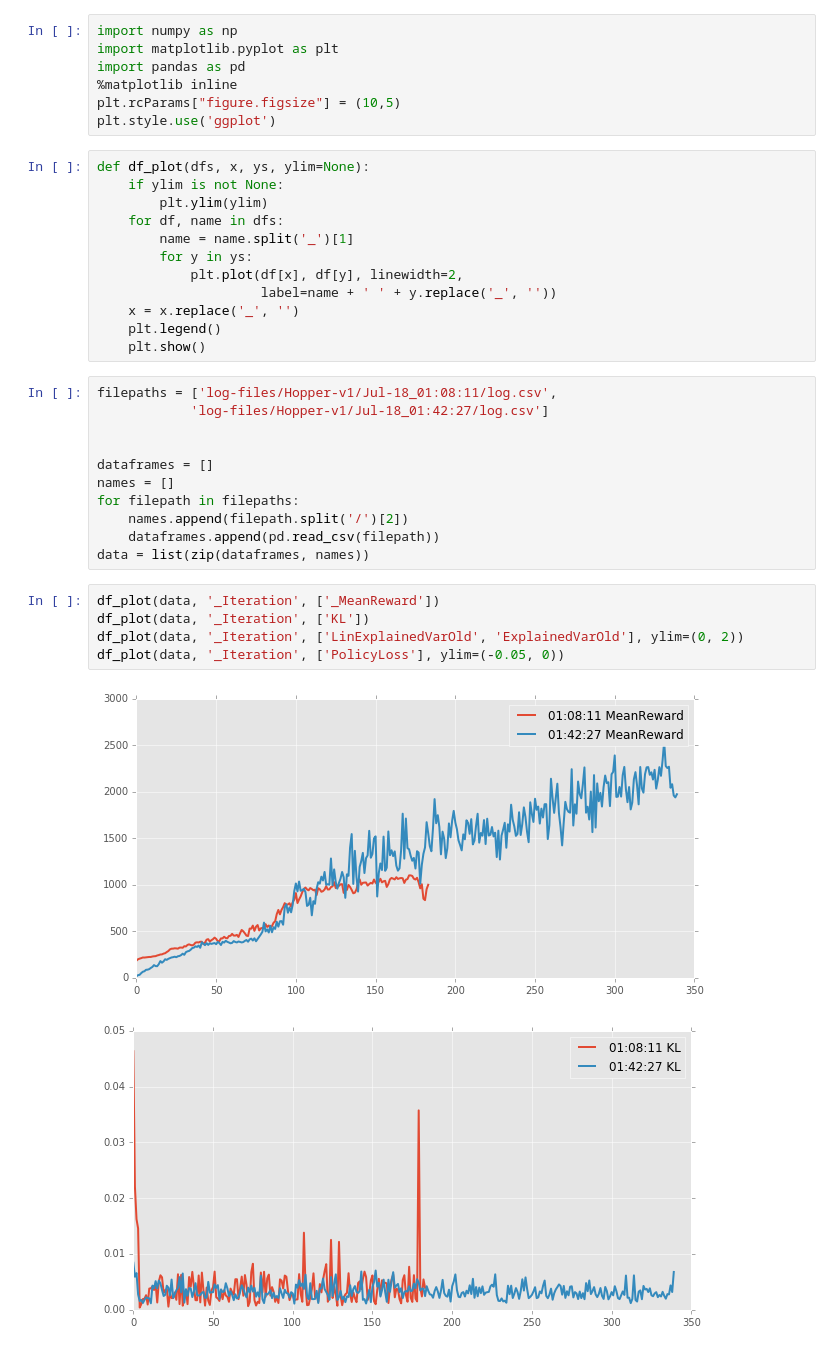
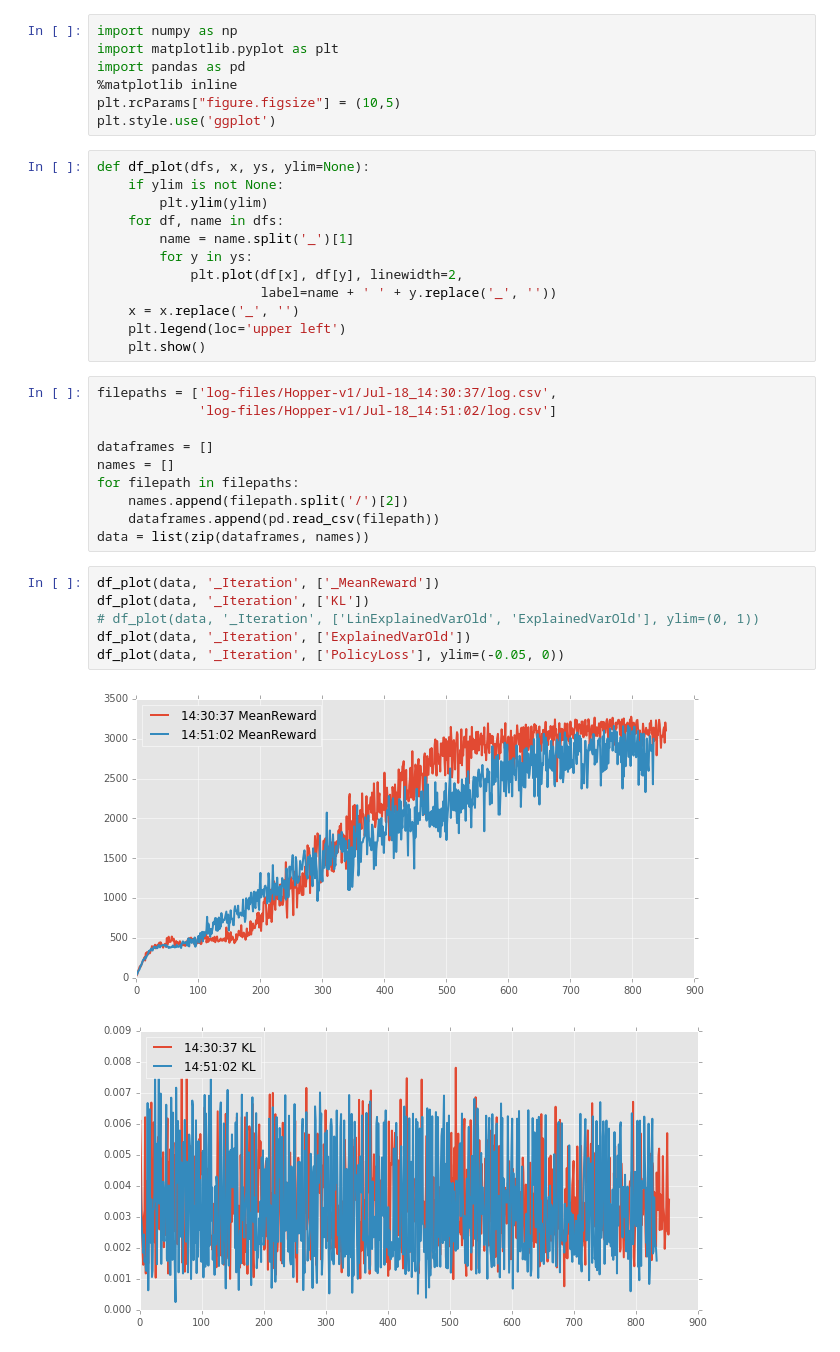
Before and after one commit to pat-coady/trpo, a Jupyter notebook: src/view_training.ipynb, the cells around one changed output. Cells and saved outputs as stored; diff of their text form.

```diff
--- a/src/view_training.ipynb
+++ b/src/view_training.ipynb
@@ -15,12 +17,11 @@ def df_plot(dfs, x, ys, ylim=None):
             plt.plot(df[x], df[y], linewidth=2,
                      label=name + ' ' + y.replace('_', ''))
     x = x.replace('_', '')
-    plt.legend()
+    plt.legend(loc='upper left')
     plt.show()
 # %%
-filepaths = ['log-files/Hopper-v1/Jul-18_01:08:11/log.csv',
-            'log-files/Hopper-v1/Jul-18_01:42:27/log.csv']
-
+filepaths = ['log-files/Hopper-v1/Jul-18_14:30:37/log.csv',
+             'log-files/Hopper-v1/Jul-18_14:51:02/log.csv']
 
 dataframes = []
 names = []
@@ -31,8 +32,9 @@ data = list(zip(dataframes, names))
 # %%
 df_plot(data, '_Iteration', ['_MeanReward'])
 df_plot(data, '_Iteration', ['KL'])
-df_plot(data, '_Iteration', ['LinExplainedVarOld', 'ExplainedVarOld'], ylim=(0, 2))
+# df_plot(data, '_Iteration', ['LinExplainedVarOld', 'ExplainedVarOld'], ylim=(0, 1))
+df_plot(data, '_Iteration', ['ExplainedVarOld'])
 df_plot(data, '_Iteration', ['PolicyLoss'], ylim=(-0.05, 0))
 # %% [output]
-[figure, old version]
+[figure, new version]
-[figure, old version]
+[figure, new version]
```
Also changed, not shown: parts of 6 cells of this notebook, 3 other files.
